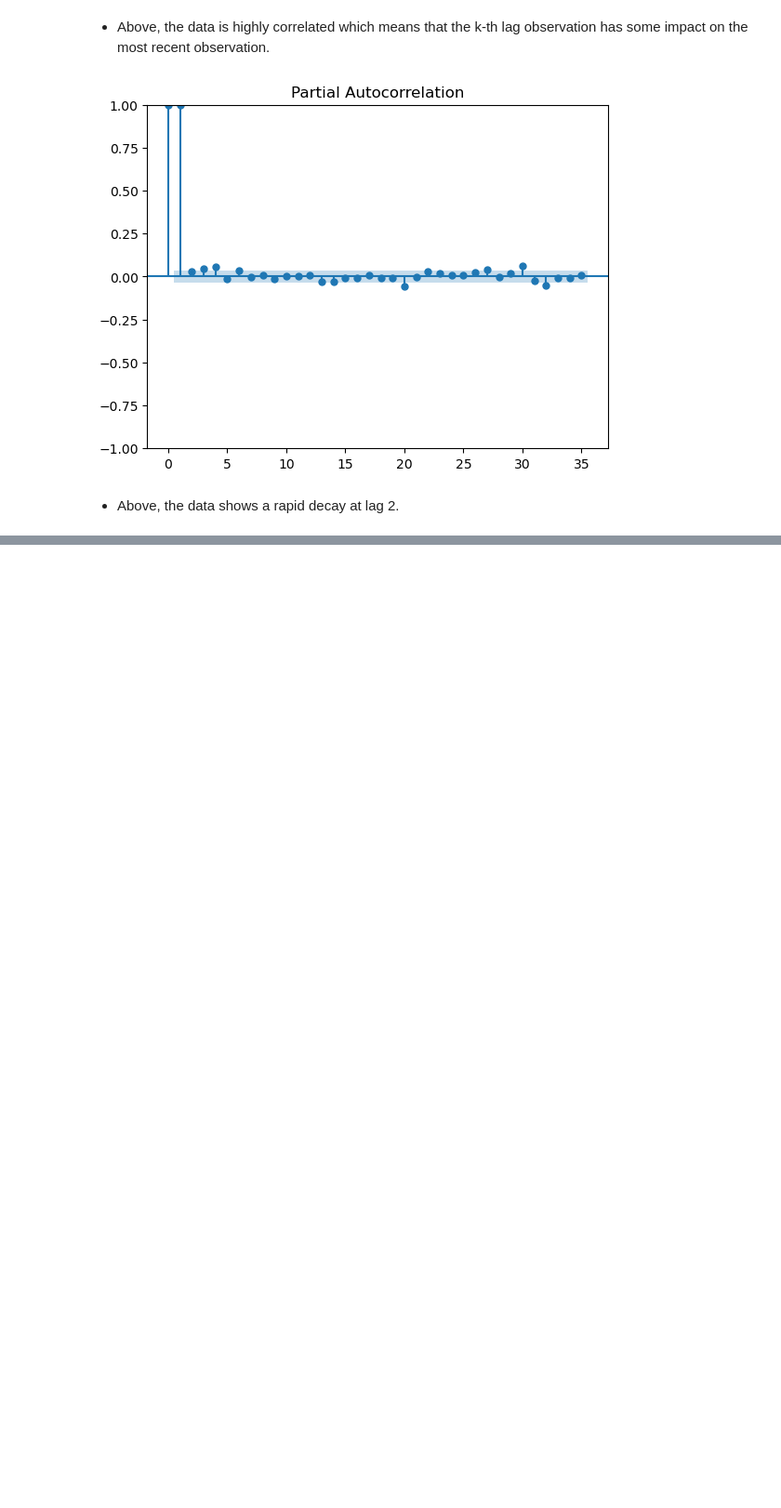
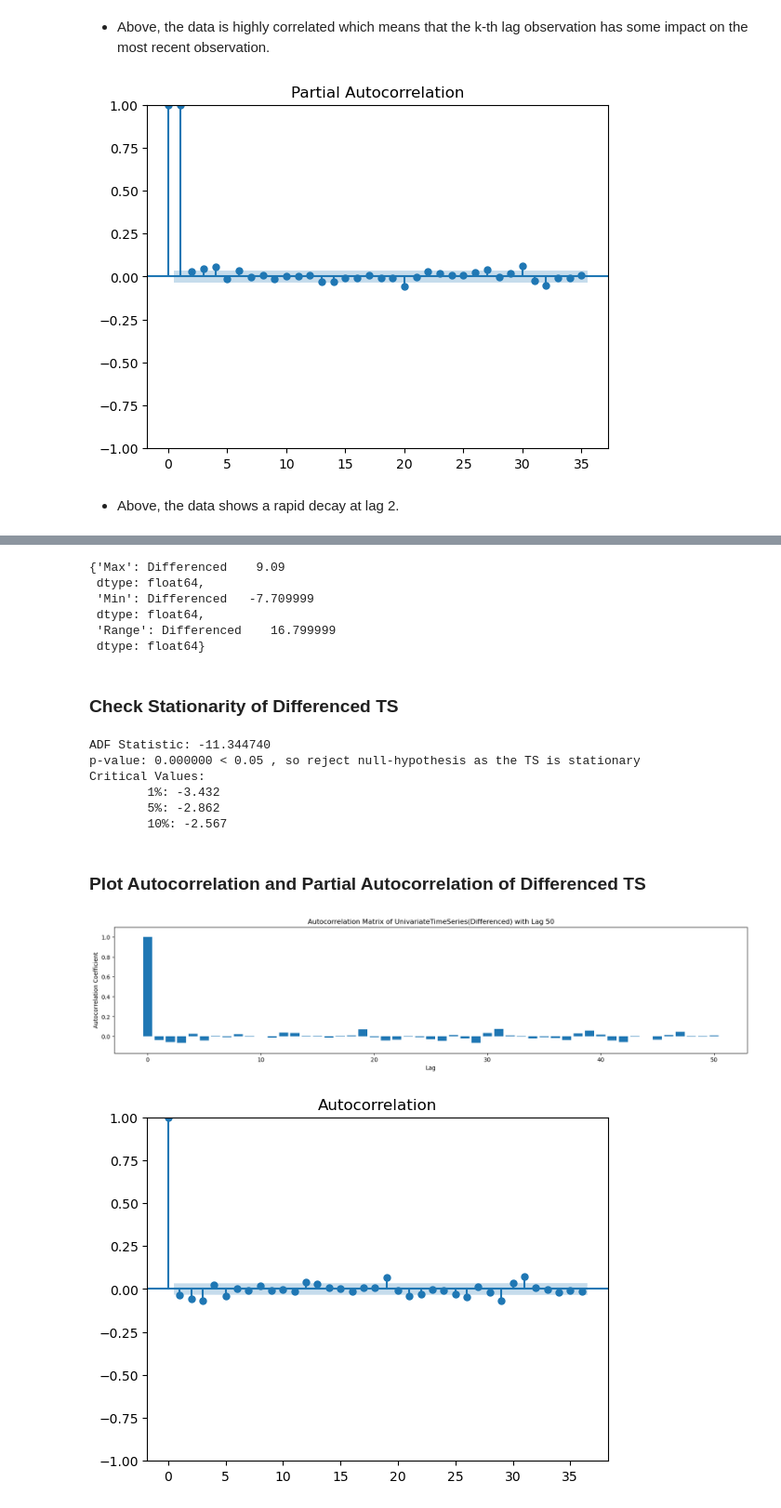
Before and after one commit to Brinkley97/applied_time_series_and_machine_learning, a Jupyter notebook: framework_for_time_series_data/real_world_investigations-stock-tencent-raw-data.ipynb, the cells around one changed output, grey strips where cells are left out. Shown: that part at 93% size. Cells and saved outputs as stored; diff of their text form; code cells hidden in the pictures; blank space fills up the shorter version.

```diff
--- a/framework_for_time_series_data/real_world_investigations-stock-tencent-raw-data.ipynb
+++ b/framework_for_time_series_data/real_world_investigations-stock-tencent-raw-data.ipynb
@@ -219,0 +199,27 @@ len(expected_forecasts), expected_forecasts
+# %%
+stock_diff.max_min_range()
+# %% [output]
+{'Max': Differenced    9.09
+ dtype: float64,
+ 'Min': Differenced   -7.709999
+ dtype: float64,
+ 'Range': Differenced    16.799999
+ dtype: float64}
+# %% [markdown]
+### Check Stationarity of Differenced TS
+# %%
+stock_diff.stationarity_test(stock_stock_diff_df)
+# %% [output]
+ADF Statistic: -11.344740
+p-value: 0.000000 < 0.05 , so reject null-hypothesis as the TS is stationary
+Critical Values:
+        1%: -3.432
+        5%: -2.862
+        10%: -2.567
+# %% [markdown]
+### Plot Autocorrelation and Partial Autocorrelation of Differenced TS
+# %%
+stock_diff.plot_autocorrelation(50)
+# %% [output]
+[figure, added]
+[figure, added]
```
Also changed, not shown: parts of 48 cells of this notebook.
